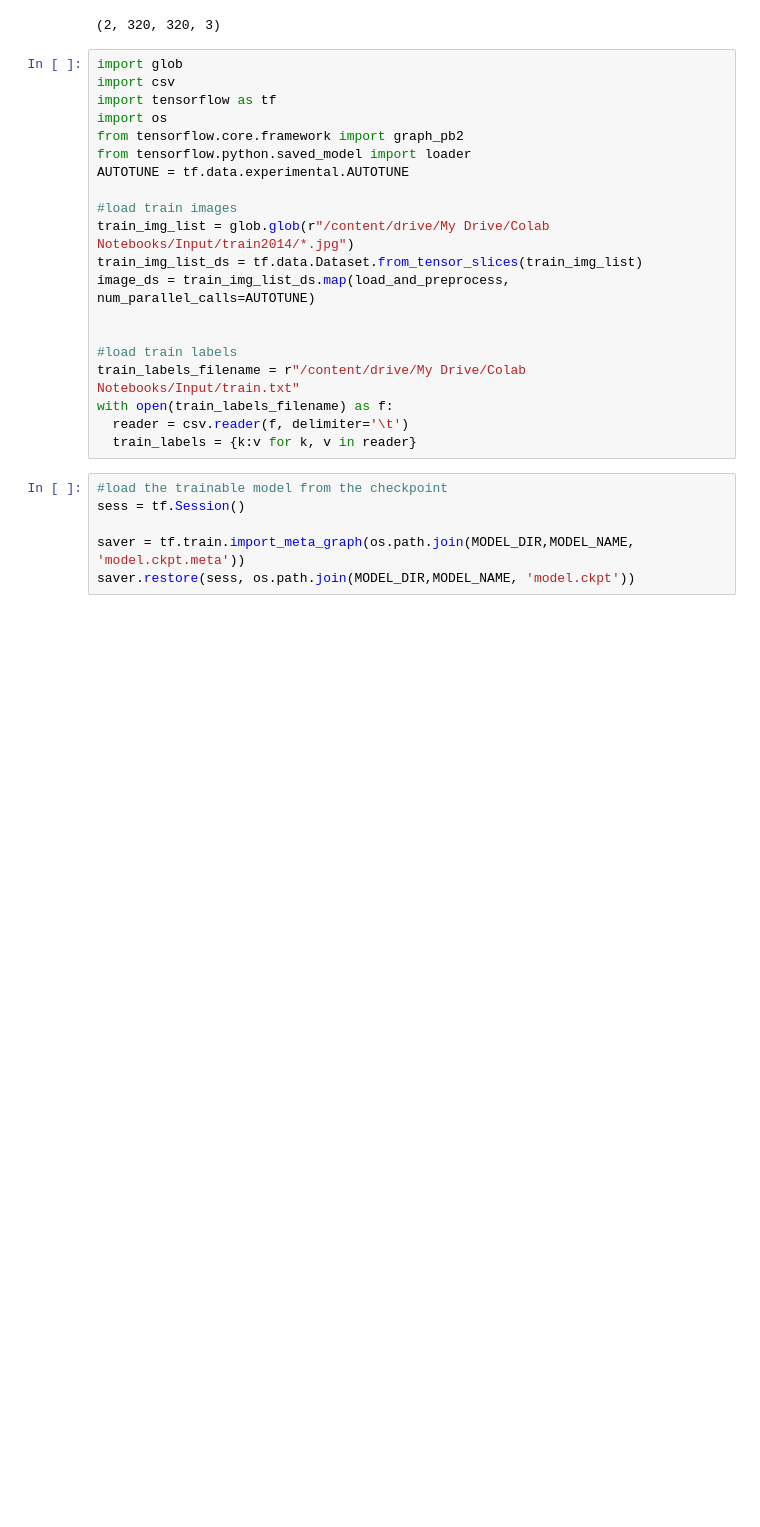
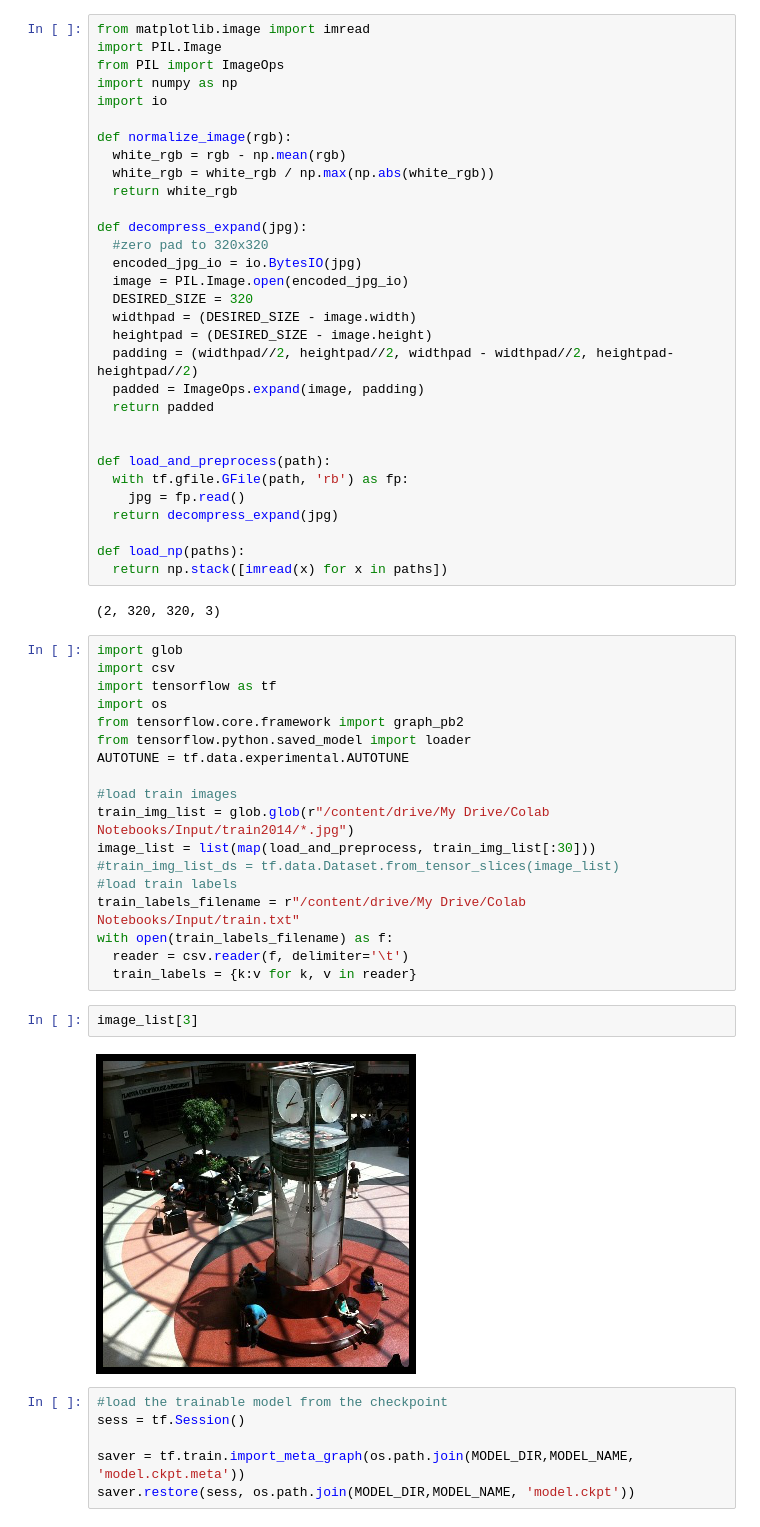
Before and after one commit to desultir/assign1, a Jupyter notebook: assign2.ipynb, the cells around one changed output. Cells and saved outputs as stored; diff of their text form; blank space fills up the shorter version.

```diff
--- a/assign2.ipynb
+++ b/assign2.ipynb
@@ -29,3 +49,34 @@ def load_np(paths):
+# %%
+from matplotlib.image import imread
+import PIL.Image
+from PIL import ImageOps
+import numpy as np
+import io
+
+def normalize_image(rgb):
+  white_rgb = rgb - np.mean(rgb)
+  white_rgb = white_rgb / np.max(np.abs(white_rgb))
+  return white_rgb
+
+def decompress_expand(jpg):
+  #zero pad to 320x320
+  encoded_jpg_io = io.BytesIO(jpg)
+  image = PIL.Image.open(encoded_jpg_io)
+  DESIRED_SIZE = 320
+  widthpad = (DESIRED_SIZE - image.width)
+  heightpad = (DESIRED_SIZE - image.height)
+  padding = (widthpad//2, heightpad//2, widthpad - widthpad//2, heightpad-heightpad//2)
+  padded = ImageOps.expand(image, padding)
+  return padded
+
+
+def load_and_preprocess(path):
+  with tf.gfile.GFile(path, 'rb') as fp:
+    jpg = fp.read()
+  return decompress_expand(jpg)
+
+def load_np(paths):
+  return np.stack([imread(x) for x in paths])
 # %%
 # %% [output]
 (2, 320, 320, 3)
@@ -40,15 +91,17 @@ AUTOTUNE = tf.data.experimental.AUTOTUNE
 
 #load train images
 train_img_list = glob.glob(r"/content/drive/My Drive/Colab Notebooks/Input/train2014/*.jpg")
-train_img_list_ds = tf.data.Dataset.from_tensor_slices(train_img_list)
-image_ds = train_img_list_ds.map(load_and_preprocess, num_parallel_calls=AUTOTUNE)
-
-
+image_list = list(map(load_and_preprocess, train_img_list[:30]))
+#train_img_list_ds = tf.data.Dataset.from_tensor_slices(image_list)
 #load train labels
 train_labels_filename = r"/content/drive/My Drive/Colab Notebooks/Input/train.txt"
 with open(train_labels_filename) as f:
   reader = csv.reader(f, delimiter='\t')
   train_labels = {k:v for k, v in reader}
+# %%
+image_list[3]
+# %% [output]
+[figure, added]
 # %%
 #load the trainable model from the checkpoint
 sess = tf.Session()
```
Also changed, not shown: parts of 11 cells of this notebook.
